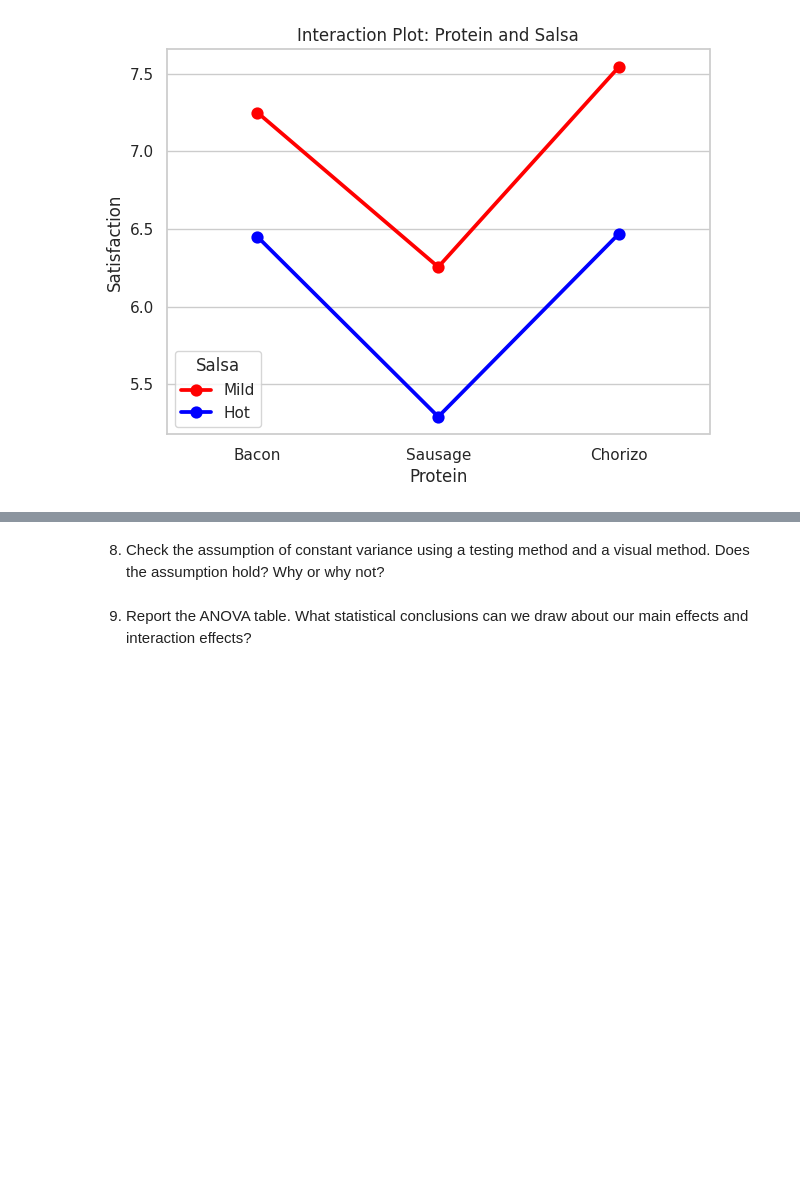
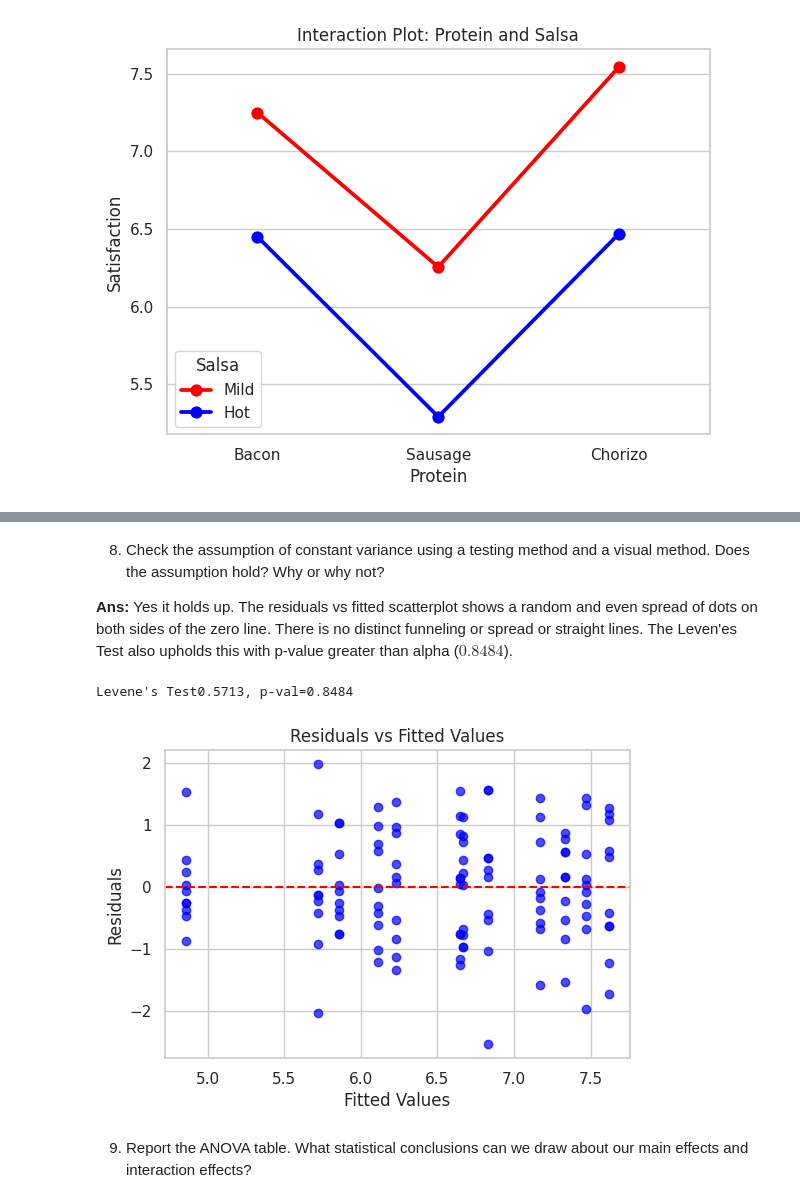
Before and after one commit to Cipher212/STAT-7220-Applied-Experimental-Design, a Jupyter notebook: Assignments/Final-Exam/Final-Exam.ipynb, the cells around one changed output, grey strips where cells are left out. Saved outputs shown, nothing was run; the diff lists cells and outputs as text; code cells hidden in the pictures; blank space fills up the shorter version.

```diff
--- a/Assignments/Final-Exam/Final-Exam.ipynb
+++ b/Assignments/Final-Exam/Final-Exam.ipynb
@@ -216,7 +229,25 @@ plt.show()
 # %% [markdown]
 8. Check the assumption of constant variance using a testing method and a visual method. Does the assumption hold? Why or why not?
+
+**Ans:** Yes it holds up. The residuals vs fitted scatterplot shows a random and even spread of dots  on both sides of the zero line. There is no distinct funneling or spread or straight lines. The Leven'es Test also upholds this with p-value greater than alpha ($0.8484$).
 # %%
 ## Question 8 Code ##
+
+groups = df.groupby(['Protein', 'Salsa', 'Potatoes'])['Satisfaction'].apply(list)
+levene_stat, levene_p = stats.levene(*groups)
+print(f"Levene's Test{levene_stat:.4f}, p-val={levene_p:.4f}")
+
+# residual vs scatter plot
+plt.figure(figsize=(6, 4))
+plt.scatter(model.fittedvalues, model.resid, alpha=0.7, color="blue")
+plt.axhline(y=0, color='red', linestyle='--')
+plt.title('Residuals vs Fitted Values')
+plt.xlabel('Fitted Values')
+plt.ylabel('Residuals')
+plt.show()
+# %% [output]
+Levene's Test0.5713, p-val=0.8484
+[figure, added]
 # %% [markdown]
 9. Report the ANOVA table. What statistical conclusions can we draw about our main effects and interaction effects?
 # %%
```
Also changed, not shown: parts of 3 cells of this notebook.
